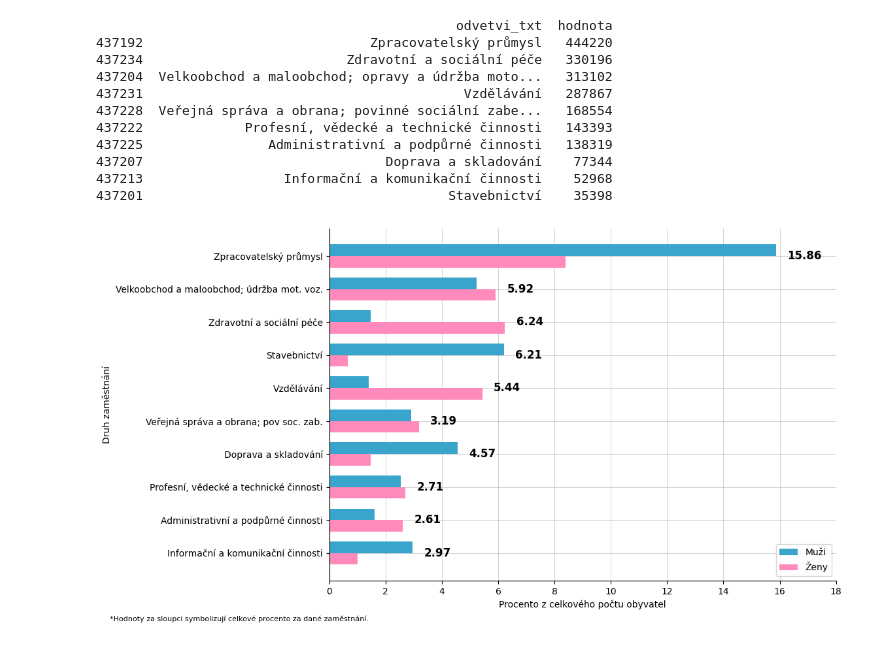
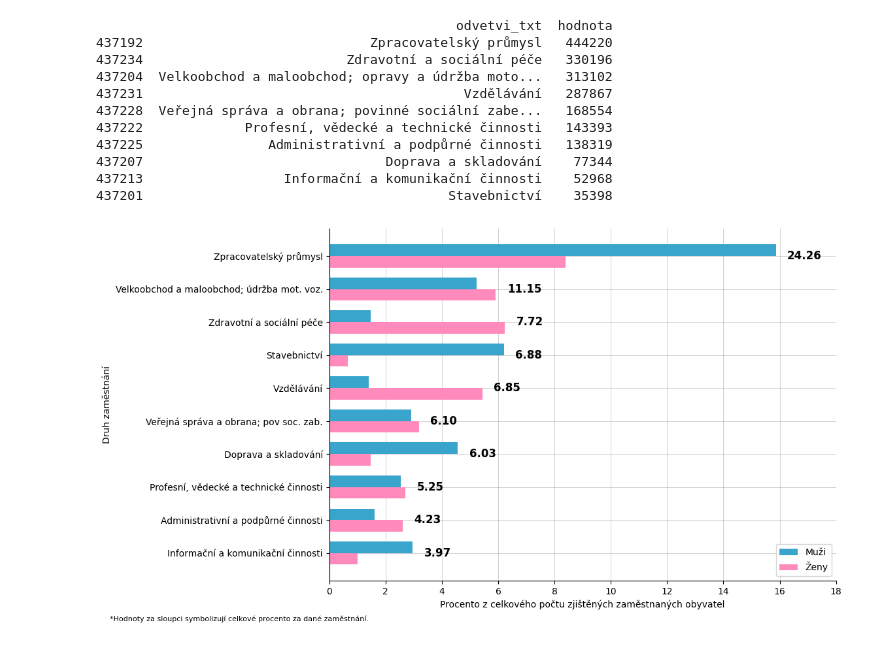
Before and after one commit to rcech44/sp_scitani_lidu, a Jupyter notebook: python_analysis/analysis.ipynb, the cells around one changed output. Saved outputs shown, nothing was run; the diff lists cells and outputs as text; code cells hidden in the pictures.

```diff
--- a/python_analysis/analysis.ipynb
+++ b/python_analysis/analysis.ipynb
@@ -2508,7 +2508,7 @@ bar2 = ax.barh(
 )
 
 # Přidání popisků, legendy a mřížky
-ax.set_xlabel("Procento z celkového počtu obyvatel")
+ax.set_xlabel("Procento z celkového počtu zjištěných zaměstnaných obyvatel")
 ax.set_ylabel("Druh zaměstnání")
 # ax.set_title("Nezaměstnanost podle kraje a pohlaví")
 ax.yaxis.set_ticks(index)
@@ -2517,36 +2517,37 @@ ax.legend()
 
 # Přidání textu s celkovými hodnotami
 for i in range(len(data_text)):
-    total = max([men_counts[i], women_counts[i]])
+    max_ = max([men_counts[i], women_counts[i]])
+    total = men_counts[i] + women_counts[i]
     # total = men_counts[i] + women_counts[i]
-    ax.text((total) + 0.4, i, f'{total:.2f}', va='center', fontdict={'weight': 'bold', 'size': 12})
+    ax.text((max_) + 0.4, i, f'{total:.2f}', va='center', fontdict={'weight': 'bold', 'size': 12})
 
 # ax.text((total / 2) + 0.15, i, f'{total:.2f}', va='center')
 # ax.text((total / 2) + 0.15, i, f'{total:.2f}', va='center')
 # ax.text((total / 2) + 0.15, i, f'{total:.2f}', va='center')
 # ax.text((total / 2) + 0.15, i, f'{total:.2f}', va='center')
 # ax.text((total / 2) + 0.15, i, f'{total:.2f}', va='center')
 # ax.text((total / 2) + 0.15, i, f'{total:.2f}', va='center')
 # ax.text((total / 2) + 0.15, i, f'{total:.2f}', va='center')
 # ax.text((total / 2) + 0.15, i, f'{total:.2f}', va='center')
 # ax.text((total / 2) + 0.15, i, f'{total:.2f}', va='center')
 # ax.text((total / 2) + 0.15, i, f'{total:.2f}', va='center')
 
 ax.text(-7.8, 11, '*Hodnoty za sloupci symbolizují celkové procento za dané zaměstnání.', va='center',  fontdict={'size'   : 8})
 
 # Přidání mřížkových čar a nastavení grafu
 ax.grid(axis="y", linestyle="-", color="grey", linewidth=0.5, alpha=0.5, zorder=0)
 ax.grid(axis="x", linestyle="-", color="grey", linewidth=0.5, alpha=0.5, zorder=0)
 ax.set_axisbelow(True)
 plt.gca().invert_yaxis()  # Invert y axis to have the largest group on top
 ax.set_xlim([0.0, 18])
 
 # Odstranění ohraničení grafu
 ax.spines["top"].set_visible(False)
 ax.spines["right"].set_visible(False)
 # ax.set_xticklabels(['{:.0f}k'.format(y) for y in axs.get_yticks()])
 
 # Zobrazení grafu
 plt.show()
 # %% [output]
-[figure, old version]
+[figure, new version]
```
Also changed, not shown: 1 other file.
